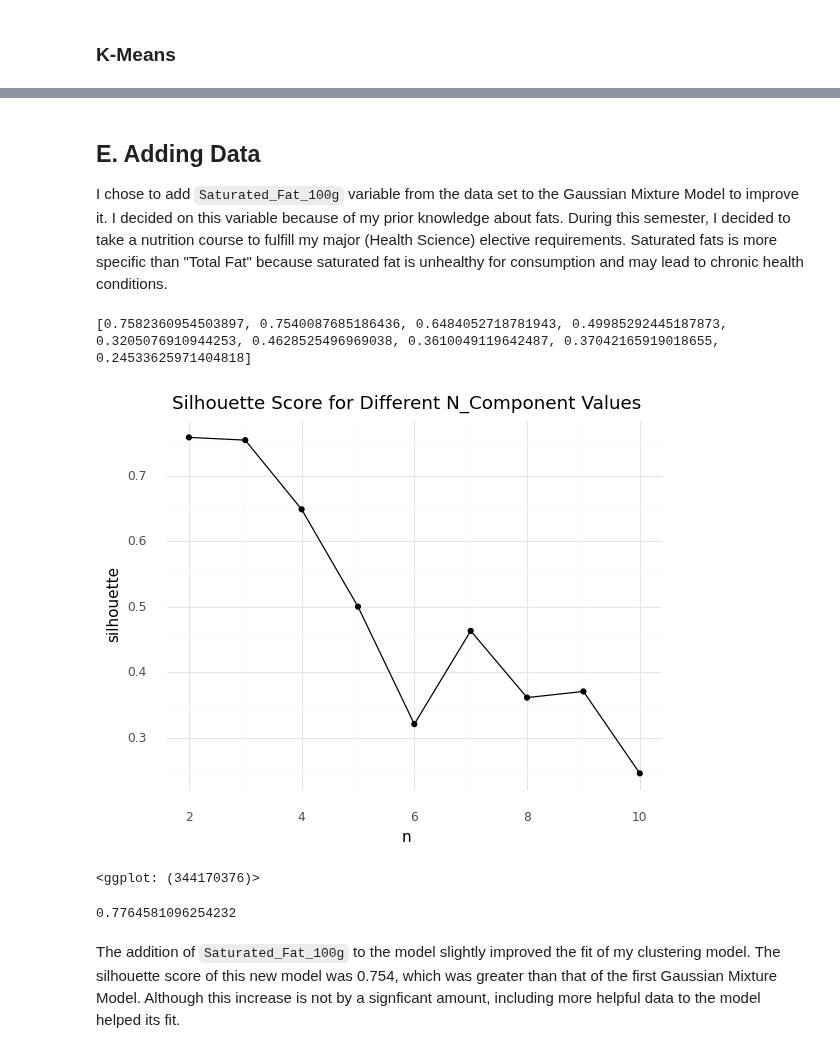
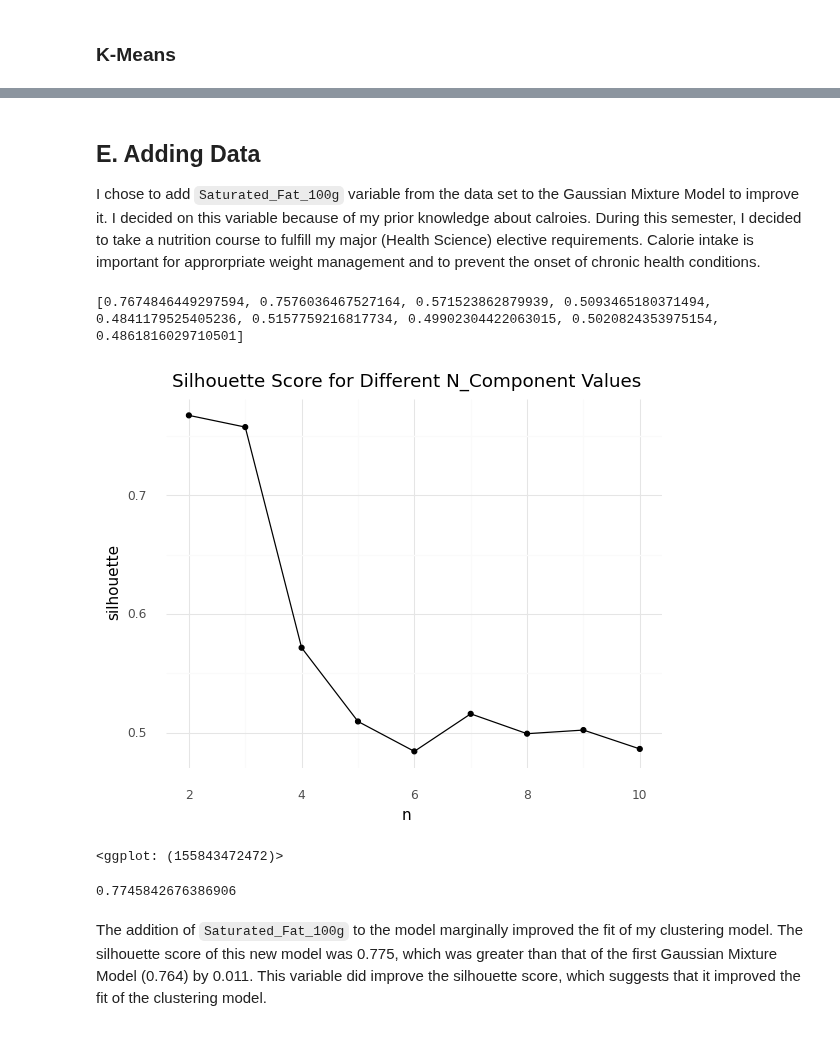
Before and after one commit to min-is/Chapman-University, a Jupyter notebook: CPSC 392 - Data Science/Projects/Min - Project 2.ipynb, the cells around one changed output, grey strips where cells are left out. Drawn from its saved outputs; the diff is of its cells as text; code cells hidden in the pictures.

```diff
--- a/CPSC 392 - Data Science/Projects/Min - Project 2.ipynb
+++ b/CPSC 392 - Data Science/Projects/Min - Project 2.ipynb
@@ -280,55 +280,55 @@ Again, I saw that patterns that were similar to those in the Gaussian Mixture Mo
 # %% [markdown]
 ## E. Adding Data
 
-I chose to add `Saturated_Fat_100g` variable from the data set to the Gaussian Mixture Model to improve it. I decided on this variable because of my prior knowledge about fats. During this semester, I decided to take a nutrition course to fulfill my major (Health Science) elective requirements. Saturated fats is more specific than "Total Fat" because saturated fat is unhealthy for consumption and may lead to chronic health conditions.
+I chose to add `Saturated_Fat_100g` variable from the data set to the Gaussian Mixture Model to improve it. I decided on this variable because of my prior knowledge about calroies. During this semester, I decided to take a nutrition course to fulfill my major (Health Science) elective requirements. Calorie intake is important for approrpriate weight management and to prevent the onset of chronic health conditions.
 # %%
 # EM Model with Saturated Fat 100g
 
 # selecting features from dataset
-features = ['Sodium_100g', 'Total_Fat_100g', 'Sugar_100g', 'Saturated_Fat_100g']
+features = ['Sodium_100g', 'Total_Fat_100g', 'Sugar_100g', 'Calories_100g']
 
 X = df[features]
 
 # z-scoring features
 z = StandardScaler()
 X[features] = z.fit_transform(X)
 Xdf = X
 
 # running a loop to determine the best n_components value
 sils = []
 n_components = [2,3,4,5,6,7,8,9,10]
 
 for n in n_components:
     gmm = GaussianMixture(n_components = n)
     gmm.fit(X)
     pred = gmm.predict(X)
 
     sils.append(silhouette_score(X, pred))
 
 print(sils)
 
 # storing silhouette and n_component values to dataframe
 sils_df = pd.DataFrame({"n": n_components,
                       "silhouette": sils})
 
 # plotting dataframe
 (ggplot(sils_df, aes(x = "n", y = "silhouette")) + geom_point() +
 geom_line() +
 theme_minimal() +
 labs(title = "Silhouette Score for Different N_Component Values"))
 # %% [output]
-[0.7582360954503897, 0.7540087685186436, 0.6484052718781943, 0.49985292445187873, 0.3205076910944253, 0.4628525496969038, 0.3610049119642487, 0.37042165919018655, 0.24533625971404818]
+[0.7674846449297594, 0.7576036467527164, 0.571523862879939, 0.5093465180371494, 0.4841179525405236, 0.5157759216817734, 0.49902304422063015, 0.5020824353975154, 0.4861816029710501]
-[figure, old version]
+[figure, new version]
-<ggplot: (344170376)>
+<ggplot: (155843472472)>
 # %%
 # running Gaussian Mixture Model
-EM = GaussianMixture(n_components = 3)
+EM = GaussianMixture(n_components = 2)
 EM.fit(X)
 cluster = EM.predict(X)
 X["cluster1"] = cluster
 # silhouette score
 print(silhouette_score(X, cluster))
 # %% [output]
-0.7764581096254232
+0.7745842676386906
 # %% [markdown]
-The addition of `Saturated_Fat_100g` to the model slightly improved the fit of my clustering model. The silhouette score of this new model was 0.754, which was greater than that of the first Gaussian Mixture Model. Although this increase is not by a signficant amount, including more helpful data to the model helped its fit.
+The addition of `Saturated_Fat_100g` to the model marginally improved the fit of my clustering model. The silhouette score of this new model was 0.775, which was greater than that of the first Gaussian Mixture Model (0.764) by 0.011. This variable did improve the silhouette score, which suggests that it improved the fit of the clustering model.
```
Also changed, not shown: parts of 16 cells of this notebook.
